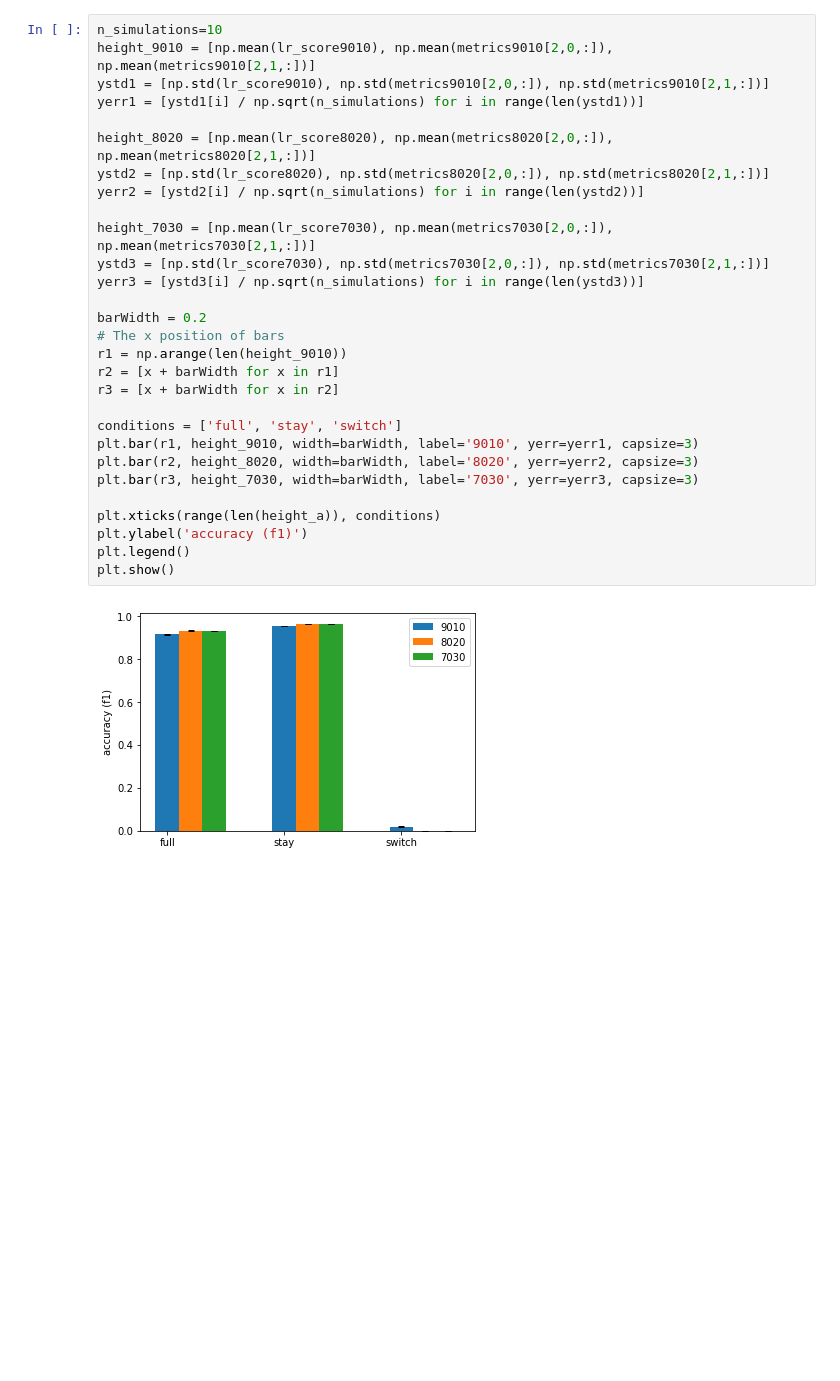
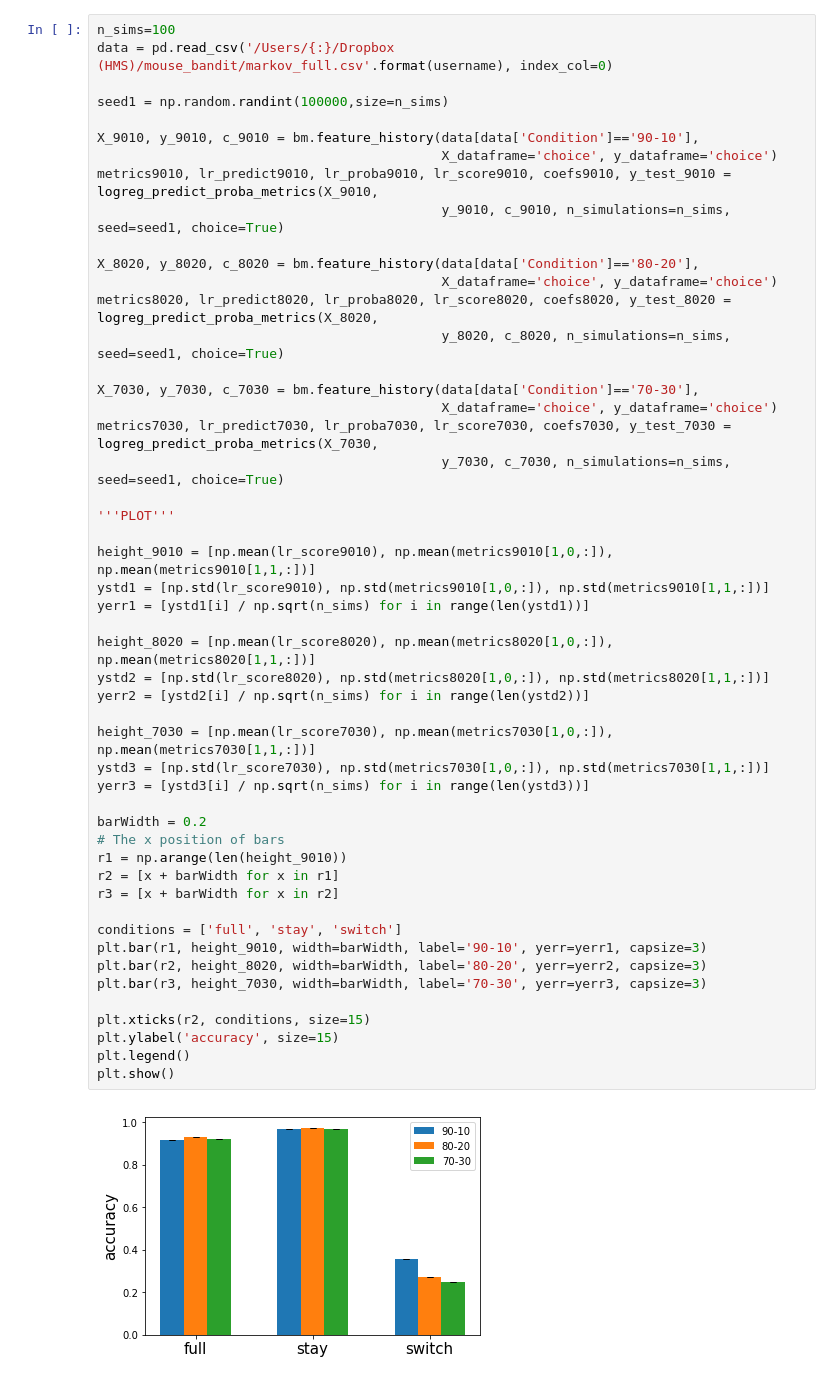
Before and after one commit to celiaberon/mouse_bandit, a Jupyter notebook: jupyter_notebooks/working/logreg_simulation_prob_conditions.ipynb, the cells around one changed output. Drawn from its saved outputs; the diff is of its cells as text; blank space fills up the shorter version.

Commit message:
general improvements to logreg and hmm code

```diff
--- a/jupyter_notebooks/working/logreg_simulation_prob_conditions.ipynb
+++ b/jupyter_notebooks/working/logreg_simulation_prob_conditions.ipynb
@@ -87,31 +66,52 @@ metrics7030, lr_predict7030, lr_proba7030, lr_score7030 = logreg_predict_proba_m
 # %%
-n_simulations=10
-height_9010 = [np.mean(lr_score9010), np.mean(metrics9010[2,0,:]), np.mean(metrics9010[2,1,:])]
-ystd1 = [np.std(lr_score9010), np.std(metrics9010[2,0,:]), np.std(metrics9010[2,1,:])]
-yerr1 = [ystd1[i] / np.sqrt(n_simulations) for i in range(len(ystd1))]
+n_sims=100
+data = pd.read_csv('/Users/{:}/Dropbox (HMS)/mouse_bandit/markov_full.csv'.format(username), index_col=0)
 
-height_8020 = [np.mean(lr_score8020), np.mean(metrics8020[2,0,:]), np.mean(metrics8020[2,1,:])]
-ystd2 = [np.std(lr_score8020), np.std(metrics8020[2,0,:]), np.std(metrics8020[2,1,:])]
-yerr2 = [ystd2[i] / np.sqrt(n_simulations) for i in range(len(ystd2))]
+seed1 = np.random.randint(100000,size=n_sims)
 
-height_7030 = [np.mean(lr_score7030), np.mean(metrics7030[2,0,:]), np.mean(metrics7030[2,1,:])]
-ystd3 = [np.std(lr_score7030), np.std(metrics7030[2,0,:]), np.std(metrics7030[2,1,:])]
-yerr3 = [ystd3[i] / np.sqrt(n_simulations) for i in range(len(ystd3))]
+X_9010, y_9010, c_9010 = bm.feature_history(data[data['Condition']=='90-10'],
+                                            X_dataframe='choice', y_dataframe='choice')
+metrics9010, lr_predict9010, lr_proba9010, lr_score9010, coefs9010, y_test_9010 = logreg_predict_proba_metrics(X_9010,
+                                            y_9010, c_9010, n_simulations=n_sims, seed=seed1, choice=True)
+
+X_8020, y_8020, c_8020 = bm.feature_history(data[data['Condition']=='80-20'],
+                                            X_dataframe='choice', y_dataframe='choice')
+metrics8020, lr_predict8020, lr_proba8020, lr_score8020, coefs8020, y_test_8020 = logreg_predict_proba_metrics(X_8020,
+                                            y_8020, c_8020, n_simulations=n_sims, seed=seed1, choice=True)
+
+X_7030, y_7030, c_7030 = bm.feature_history(data[data['Condition']=='70-30'],
+                                            X_dataframe='choice', y_dataframe='choice')
+metrics7030, lr_predict7030, lr_proba7030, lr_score7030, coefs7030, y_test_7030 = logreg_predict_proba_metrics(X_7030,
+                                            y_7030, c_7030, n_simulations=n_sims, seed=seed1, choice=True)
+
+'''PLOT'''
+
+height_9010 = [np.mean(lr_score9010), np.mean(metrics9010[1,0,:]), np.mean(metrics9010[1,1,:])]
+ystd1 = [np.std(lr_score9010), np.std(metrics9010[1,0,:]), np.std(metrics9010[1,1,:])]
+yerr1 = [ystd1[i] / np.sqrt(n_sims) for i in range(len(ystd1))]
+
+height_8020 = [np.mean(lr_score8020), np.mean(metrics8020[1,0,:]), np.mean(metrics8020[1,1,:])]
+ystd2 = [np.std(lr_score8020), np.std(metrics8020[1,0,:]), np.std(metrics8020[1,1,:])]
+yerr2 = [ystd2[i] / np.sqrt(n_sims) for i in range(len(ystd2))]
+
+height_7030 = [np.mean(lr_score7030), np.mean(metrics7030[1,0,:]), np.mean(metrics7030[1,1,:])]
+ystd3 = [np.std(lr_score7030), np.std(metrics7030[1,0,:]), np.std(metrics7030[1,1,:])]
+yerr3 = [ystd3[i] / np.sqrt(n_sims) for i in range(len(ystd3))]
 
 barWidth = 0.2
 # The x position of bars
 r1 = np.arange(len(height_9010))
 r2 = [x + barWidth for x in r1]
 r3 = [x + barWidth for x in r2]
 
 conditions = ['full', 'stay', 'switch']
-plt.bar(r1, height_9010, width=barWidth, label='9010', yerr=yerr1, capsize=3)
-plt.bar(r2, height_8020, width=barWidth, label='8020', yerr=yerr2, capsize=3)
-plt.bar(r3, height_7030, width=barWidth, label='7030', yerr=yerr3, capsize=3)
+plt.bar(r1, height_9010, width=barWidth, label='90-10', yerr=yerr1, capsize=3)
+plt.bar(r2, height_8020, width=barWidth, label='80-20', yerr=yerr2, capsize=3)
+plt.bar(r3, height_7030, width=barWidth, label='70-30', yerr=yerr3, capsize=3)
 
-plt.xticks(range(len(height_a)), conditions)
-plt.ylabel('accuracy (f1)')
+plt.xticks(r2, conditions, size=15)
+plt.ylabel('accuracy', size=15)
 plt.legend()
 plt.show()
 # %% [output]
-[figure, old version]
+[figure, new version]
```
Also changed, not shown: parts of 10 cells of this notebook, 12 other files.
